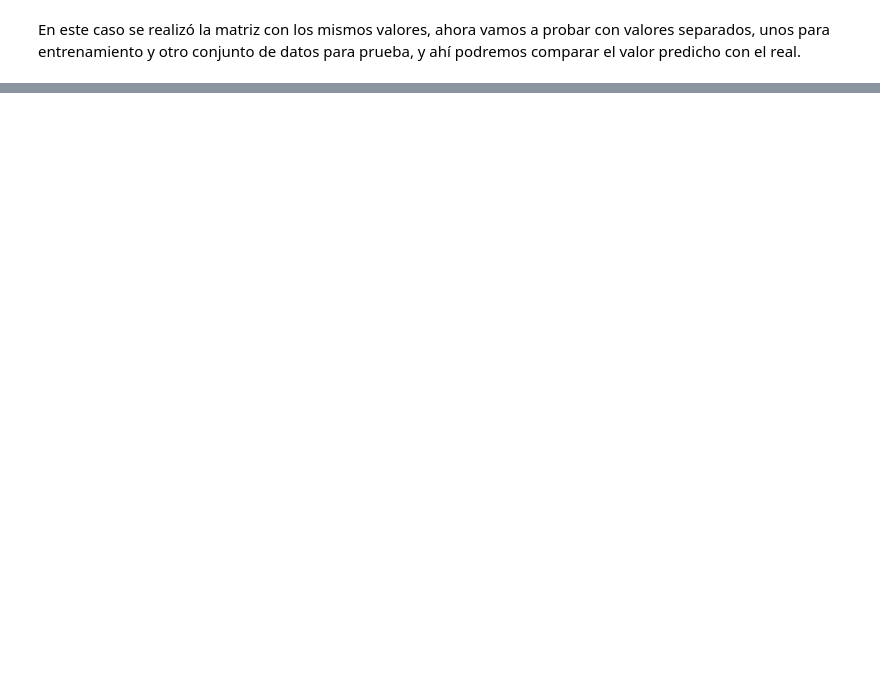
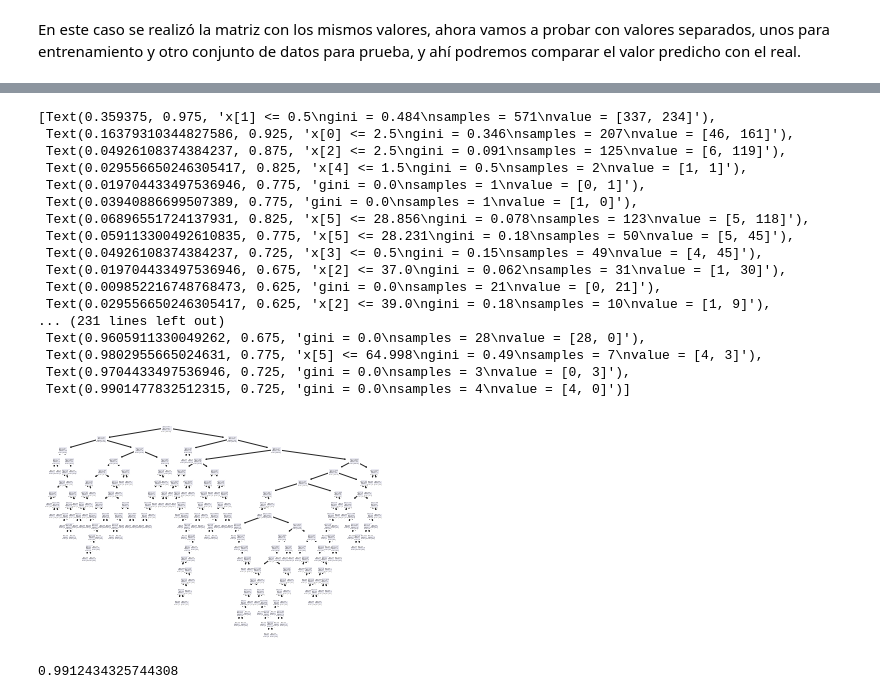
Before and after one commit to parivgabriela/tec_sup_ciencia_datos_ia, a Jupyter notebook: 2.1.2003_proces_aprendizaje_automatico/TP_N3_Arbol_de_Decision_Titanic_Grupo_8.ipynb, the cells around one changed output, grey strips where cells are left out. Saved outputs shown, nothing was run; the diff lists cells and outputs as text; code cells hidden in the pictures; blank space fills up the shorter version.

```diff
--- a/2.1.2003_proces_aprendizaje_automatico/TP_N3_Arbol_de_Decision_Titanic_Grupo_8.ipynb
+++ b/2.1.2003_proces_aprendizaje_automatico/TP_N3_Arbol_de_Decision_Titanic_Grupo_8.ipynb
@@ -264,0 +259,35 @@ Se puede apreciar la diferencia con el anterior grafico, en el que no separamos
+# %%
+X = df[['Pclass','Sex_le','Age', 'SibSp', 'Parch', 'Fare']]
+y = df["Survived"]
+
+X_train, X_test, y_train, y_test = train_test_split(X, y, test_size=0.2, random_state=42)
+# %%
+modelo_train_test = DecisionTreeClassifier()
+modelo_train_test = modelo_train_test.fit(X_train, y_train)
+from sklearn import tree
+tree.plot_tree(modelo_train_test)
+# %% [output]
+[Text(0.359375, 0.975, 'x[1] <= 0.5\ngini = 0.484\nsamples = 571\nvalue = [337, 234]'),
+ Text(0.16379310344827586, 0.925, 'x[0] <= 2.5\ngini = 0.346\nsamples = 207\nvalue = [46, 161]'),
+ Text(0.04926108374384237, 0.875, 'x[2] <= 2.5\ngini = 0.091\nsamples = 125\nvalue = [6, 119]'),
+ Text(0.029556650246305417, 0.825, 'x[4] <= 1.5\ngini = 0.5\nsamples = 2\nvalue = [1, 1]'),
+ Text(0.019704433497536946, 0.775, 'gini = 0.0\nsamples = 1\nvalue = [0, 1]'),
+ Text(0.03940886699507389, 0.775, 'gini = 0.0\nsamples = 1\nvalue = [1, 0]'),
+ Text(0.06896551724137931, 0.825, 'x[5] <= 28.856\ngini = 0.078\nsamples = 123\nvalue = [5, 118]'),
+ Text(0.059113300492610835, 0.775, 'x[5] <= 28.231\ngini = 0.18\nsamples = 50\nvalue = [5, 45]'),
+ Text(0.04926108374384237, 0.725, 'x[3] <= 0.5\ngini = 0.15\nsamples = 49\nvalue = [4, 45]'),
+ Text(0.019704433497536946, 0.675, 'x[2] <= 37.0\ngini = 0.062\nsamples = 31\nvalue = [1, 30]'),
+ Text(0.009852216748768473, 0.625, 'gini = 0.0\nsamples = 21\nvalue = [0, 21]'),
+ Text(0.029556650246305417, 0.625, 'x[2] <= 39.0\ngini = 0.18\nsamples = 10\nvalue = [1, 9]'),
+... (231 lines left out)
+ Text(0.9605911330049262, 0.675, 'gini = 0.0\nsamples = 28\nvalue = [28, 0]'),
+ Text(0.9802955665024631, 0.775, 'x[5] <= 64.998\ngini = 0.49\nsamples = 7\nvalue = [4, 3]'),
+ Text(0.9704433497536946, 0.725, 'gini = 0.0\nsamples = 3\nvalue = [0, 3]'),
+ Text(0.9901477832512315, 0.725, 'gini = 0.0\nsamples = 4\nvalue = [4, 0]')]
+[figure, added]
+# %%
+y_pred = modelo_train_test.predict(X_train)
+
+accuracy_score(y_pred,y_train)
+# %% [output]
+0.9912434325744308
```
Also changed, not shown: parts of 14 cells of this notebook.
